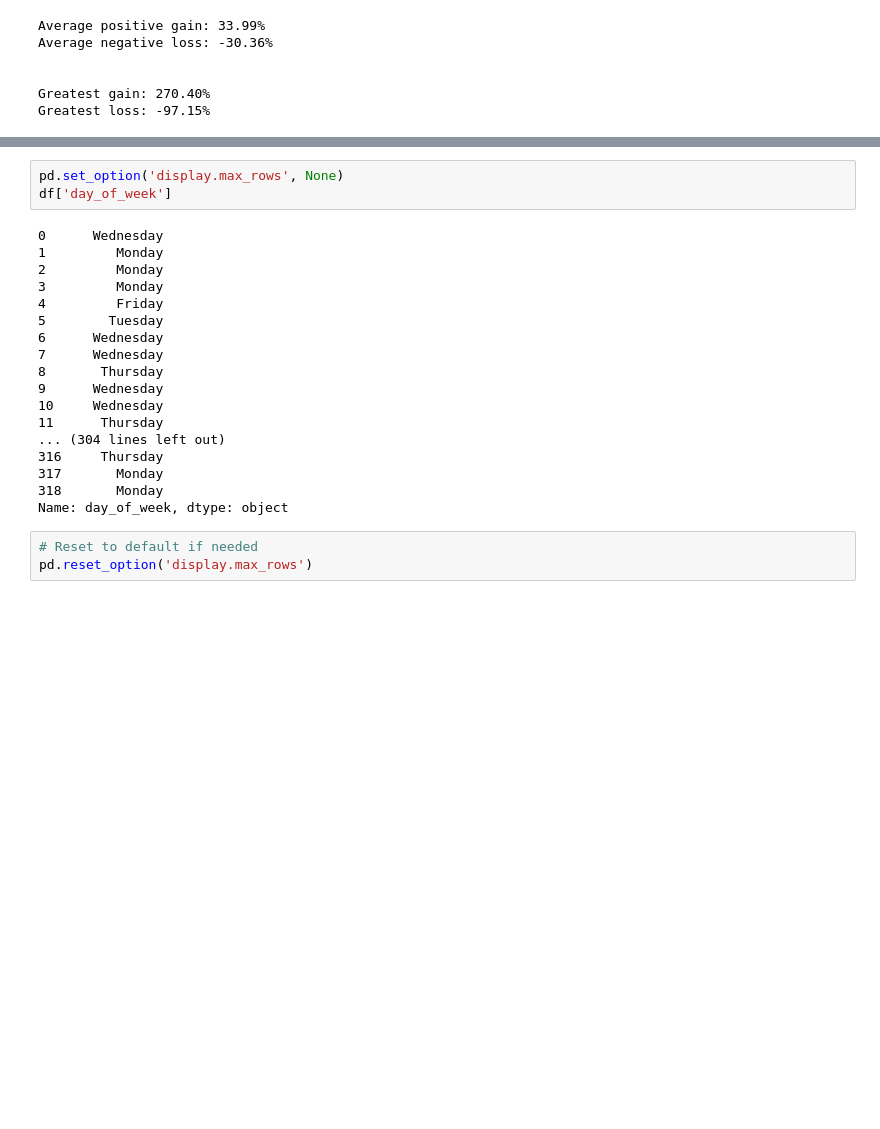
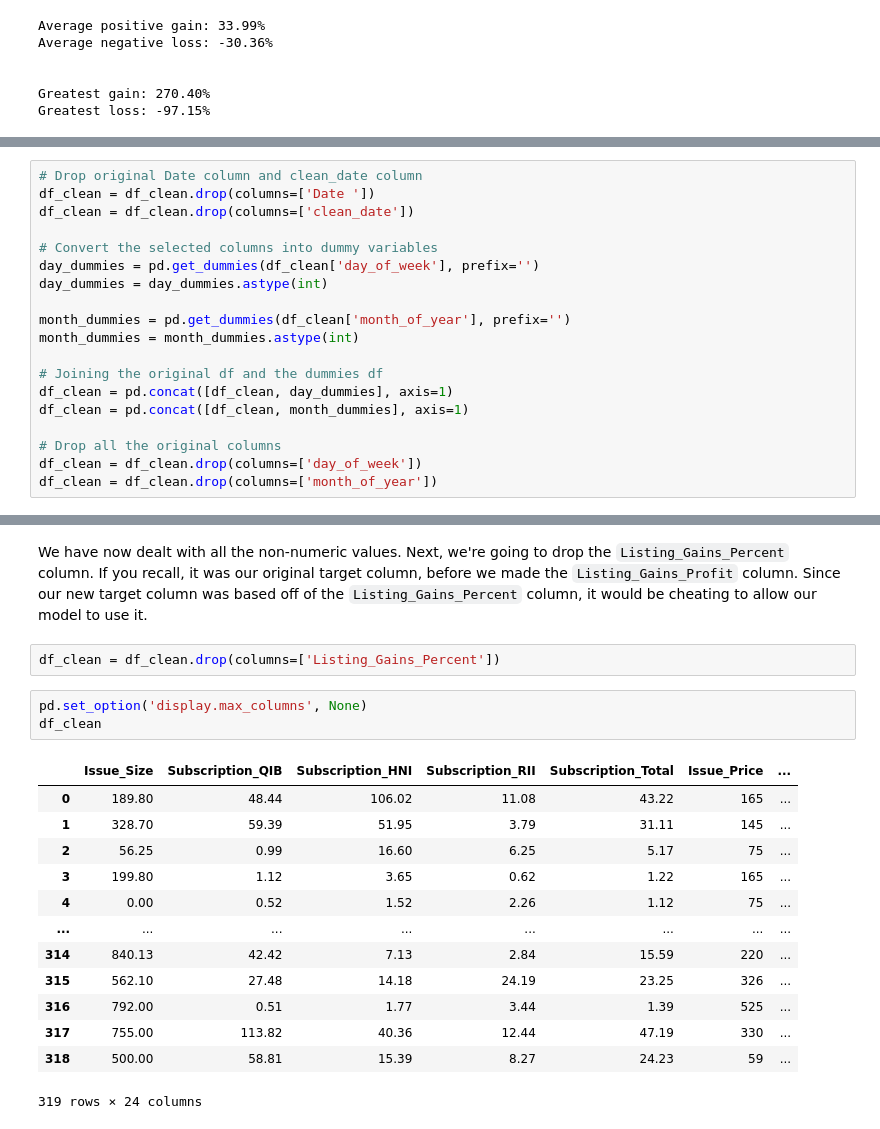
Before and after one commit to GloriannaS/ipo-market-gains, a Jupyter notebook: IPO Market Gains.ipynb, the cells around one changed output, grey strips where cells are left out. Drawn from its saved outputs; the diff is of its cells as text; blank space fills up the shorter version.

```diff
--- a/IPO Market Gains.ipynb
+++ b/IPO Market Gains.ipynb
@@ -180,0 +226,19 @@ Name: day_of_week, Length: 319, dtype: object
+# %%
+# Drop original Date column and clean_date column
+df_clean = df_clean.drop(columns=['Date '])
+df_clean = df_clean.drop(columns=['clean_date'])
+
+# Convert the selected columns into dummy variables
+day_dummies = pd.get_dummies(df_clean['day_of_week'], prefix='')
+day_dummies = day_dummies.astype(int)
+
+month_dummies = pd.get_dummies(df_clean['month_of_year'], prefix='')
+month_dummies = month_dummies.astype(int)
+
+# Joining the original df and the dummies df
+df_clean = pd.concat([df_clean, day_dummies], axis=1)
+df_clean = pd.concat([df_clean, month_dummies], axis=1)
+
+# Drop all the original columns
+df_clean = df_clean.drop(columns=['day_of_week'])
+df_clean = df_clean.drop(columns=['month_of_year'])
@@ -181,24 +250,21 @@ Name: day_of_week, Length: 319, dtype: object
+# %% [markdown]
+We have now dealt with all the non-numeric values. Next, we're going to drop the `Listing_Gains_Percent` column. If you recall, it was our original target column, before we made the `Listing_Gains_Profit` column. Since our new target column was based off of the `Listing_Gains_Percent` column, it would be cheating to allow our model to use it.
+# %%
+df_clean = df_clean.drop(columns=['Listing_Gains_Percent'])
 # %%
-pd.set_option('display.max_rows', None)
-df['day_of_week']
+pd.set_option('display.max_columns', None)
+df_clean
 # %% [output]
+|  | Issue_Size | Subscription_QIB | Subscription_HNI | Subscription_RII | Subscription_Total | Issue_Price | ... |
+| 0 | 189.80 | 48.44 | 106.02 | 11.08 | 43.22 | 165 | ... |
+| 1 | 328.70 | 59.39 | 51.95 | 3.79 | 31.11 | 145 | ... |
+| 2 | 56.25 | 0.99 | 16.60 | 6.25 | 5.17 | 75 | ... |
+| 3 | 199.80 | 1.12 | 3.65 | 0.62 | 1.22 | 165 | ... |
+| 4 | 0.00 | 0.52 | 1.52 | 2.26 | 1.12 | 75 | ... |
+| ... | ... | ... | ... | ... | ... | ... | ... |
+| 314 | 840.13 | 42.42 | 7.13 | 2.84 | 15.59 | 220 | ... |
+| 315 | 562.10 | 27.48 | 14.18 | 24.19 | 23.25 | 326 | ... |
+| 316 | 792.00 | 0.51 | 1.77 | 3.44 | 1.39 | 525 | ... |
+| 317 | 755.00 | 113.82 | 40.36 | 12.44 | 47.19 | 330 | ... |
+| 318 | 500.00 | 58.81 | 15.39 | 8.27 | 24.23 | 59 | ... |
-0      Wednesday
-1         Monday
-2         Monday
-3         Monday
-4         Friday
-5        Tuesday
-6      Wednesday
-7      Wednesday
-8       Thursday
-9      Wednesday
-10     Wednesday
-11      Thursday
-... (304 lines left out)
-316     Thursday
-317       Monday
-318       Monday
-Name: day_of_week, dtype: object
+319 rows × 24 columns
-# %%
-# Reset to default if needed
-pd.reset_option('display.max_rows')
```
Also changed, not shown: parts of 25 cells of this notebook.
